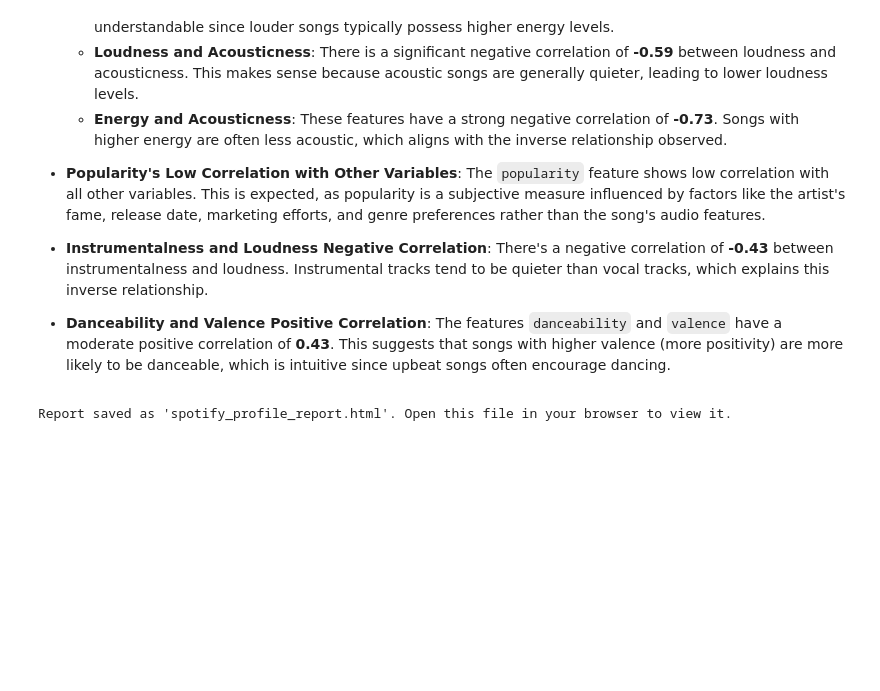
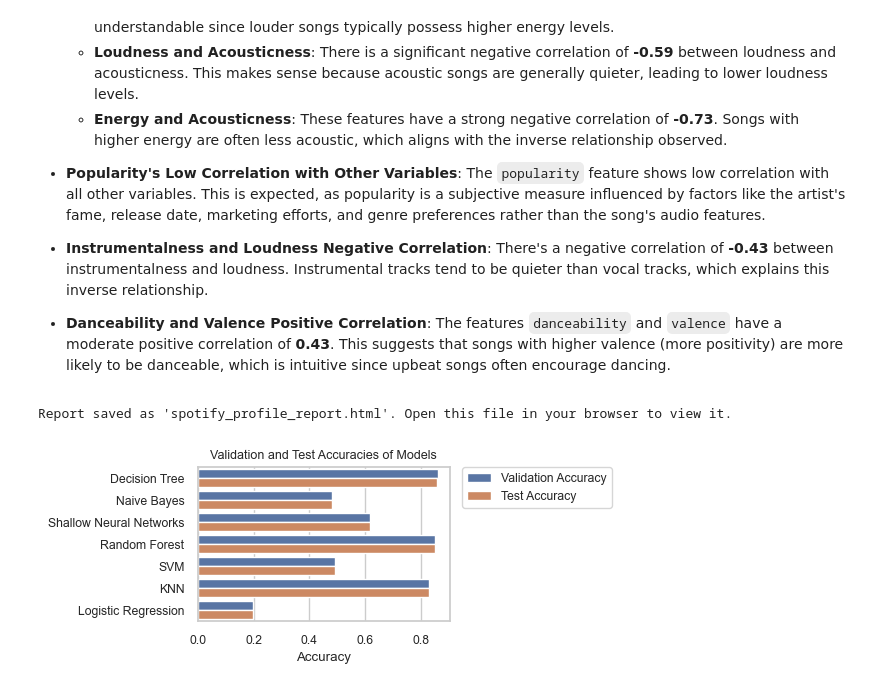
Before and after one commit to Praveen-Rangavajhula/spotify-genre-prediction, a Jupyter notebook: notebooks/1-EDA-Spotify.ipynb, the cells around one changed output. Saved outputs shown, nothing was run; the diff lists cells and outputs as text; code cells hidden in the pictures; blank space fills up the shorter version.

```diff
--- a/notebooks/1-EDA-Spotify.ipynb
+++ b/notebooks/1-EDA-Spotify.ipynb
@@ -460,3 +460,48 @@ profile.to_file("spotify_profile_report.html")
 print("Report saved as 'spotify_profile_report.html'. Open this file in your browser to view it.")
 # %% [output]
 Report saved as 'spotify_profile_report.html'. Open this file in your browser to view it.
+# %%
+import pandas as pd
+import matplotlib.pyplot as plt
+import seaborn as sns
+
+plt.close(fig)
+
+# Data
+data = {
+    "Model": [
+        "Decision Tree", "Naive Bayes", "Shallow Neural Networks",
+        "Random Forest", "SVM", "KNN", "Logistic Regression"
+    ],
+    "Validation Accuracy": [
+        0.8584, 0.4815, 0.6169, 0.8497, 0.4926, 0.8274, 0.1980
+    ],
+    "Test Accuracy": [
+        0.8559, 0.4795, 0.6164, 0.8481, 0.4930, 0.8272, 0.1982
+    ]
+}
+
+# Convert to DataFrame and reshape to a long format
+df = pd.DataFrame(data)
+df_melted = df.melt(id_vars='Model', value_vars=['Validation Accuracy', 'Test Accuracy'],
+                    var_name='Metric', value_name='Accuracy')
+
+# Set the theme and context for publication
+sns.set_theme(style='whitegrid', font_scale=0.8)
+
+# Create the figure and axes
+fig, ax = plt.subplots(figsize=(3.25, 2))  # Adjust size to fit two-column format
+
+# Plot horizontal grouped bars
+sns.barplot(x='Accuracy', y='Model', hue='Metric', data=df_melted, ax=ax)
+
+# Adjust axes and legend
+ax.set_xlabel('Accuracy')
+ax.set_ylabel('')
+ax.set_title('Validation and Test Accuracies of Models', fontsize=9)
+ax.legend(title='', bbox_to_anchor=(1.05, 1), loc='upper left', borderaxespad=0)
+
+plt.tight_layout()
+plt.savefig('model_accuracies.png', dpi=300, bbox_inches='tight')
+# %% [output]
+[figure, added]
```
Also changed, not shown: parts of 7 cells of this notebook, 35 other files.
